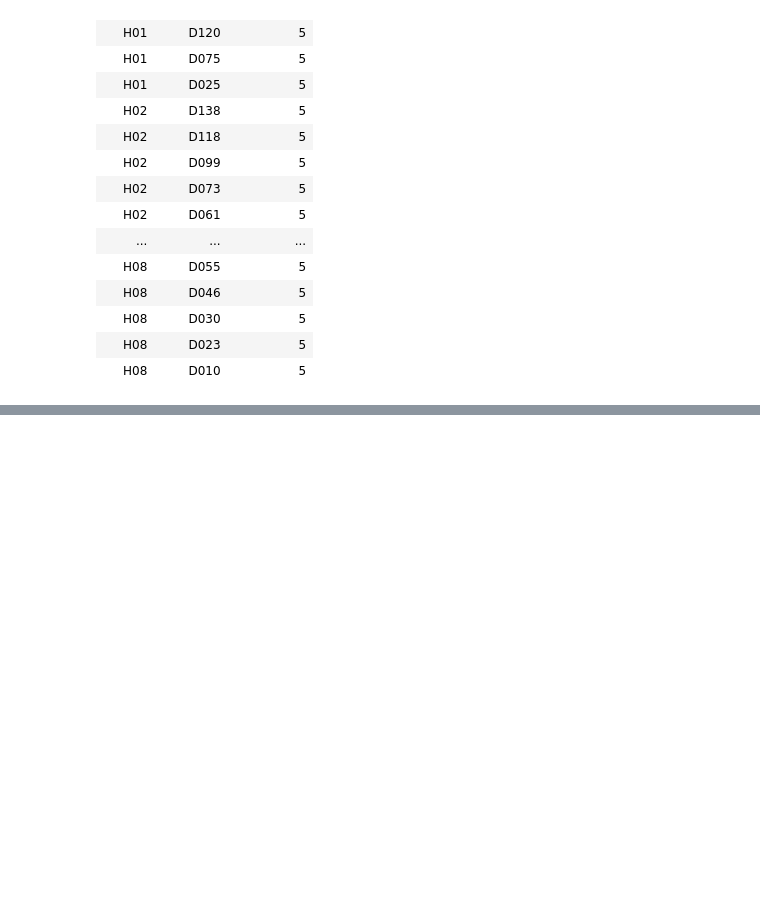
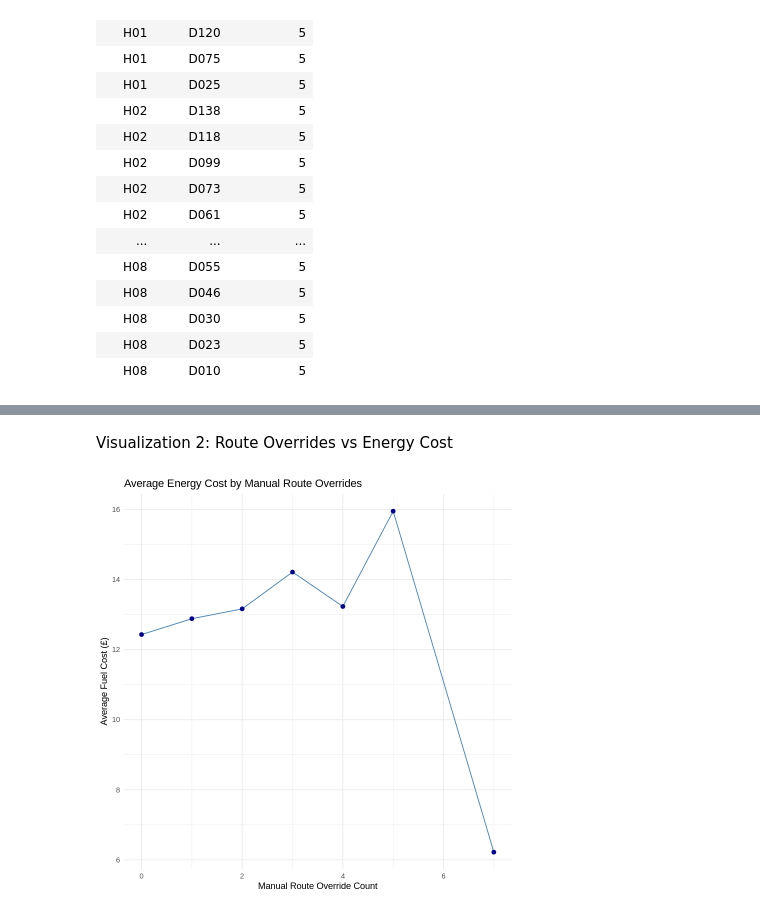
Before and after one commit to thasnissam/NorthStar_Data_Analytics_Project, a Jupyter notebook: Notebooks/SQL_in_R.ipynb, the cells around one changed output, grey strips where cells are left out. Drawn from its saved outputs; the diff is of its cells as text; code cells hidden in the pictures; blank space fills up the shorter version.

```diff
--- a/Notebooks/SQL_in_R.ipynb
+++ b/Notebooks/SQL_in_R.ipynb
@@ -375,0 +410,27 @@ A data.frame: 49 × 3
+# %% [markdown]
+Visualization 2: Route Overrides vs Energy Cost
+# %%
+library(sqldf)
+library(ggplot2)
+
+# Query data with corrected string quotes
+override_cost <- sqldf("
+  SELECT manual_route_override_count,
+         AVG(fuel_or_charge_cost) AS avg_fuel_cost
+  FROM deliveries
+  GROUP BY manual_route_override_count
+  ORDER BY manual_route_override_count
+")
+
+# Create visualization with corrected string quotes
+ggplot(override_cost, aes(x = manual_route_override_count, y = avg_fuel_cost)) +
+  geom_line(color = "steelblue") +
+  geom_point(size = 2, color = "darkblue") +
+  labs(
+    title = "Average Energy Cost by Manual Route Overrides",
+    x = "Manual Route Override Count",
+    y = "Average Fuel Cost (£)"
+  ) +
+  theme_minimal()
+# %% [output]
+[figure, added]
```
Also changed, not shown: parts of 5 cells of this notebook.
